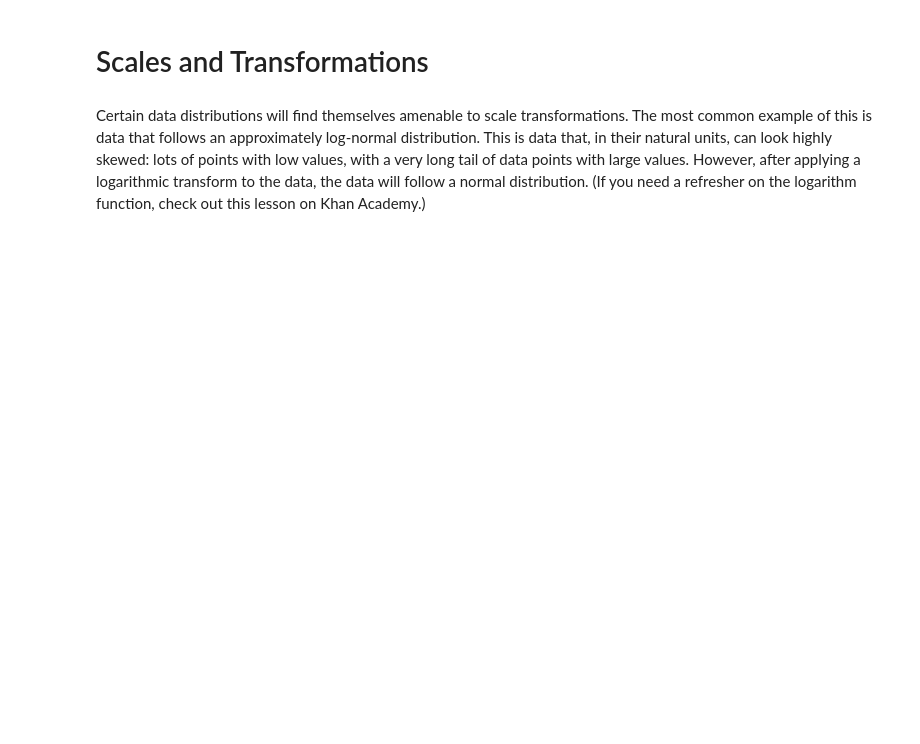
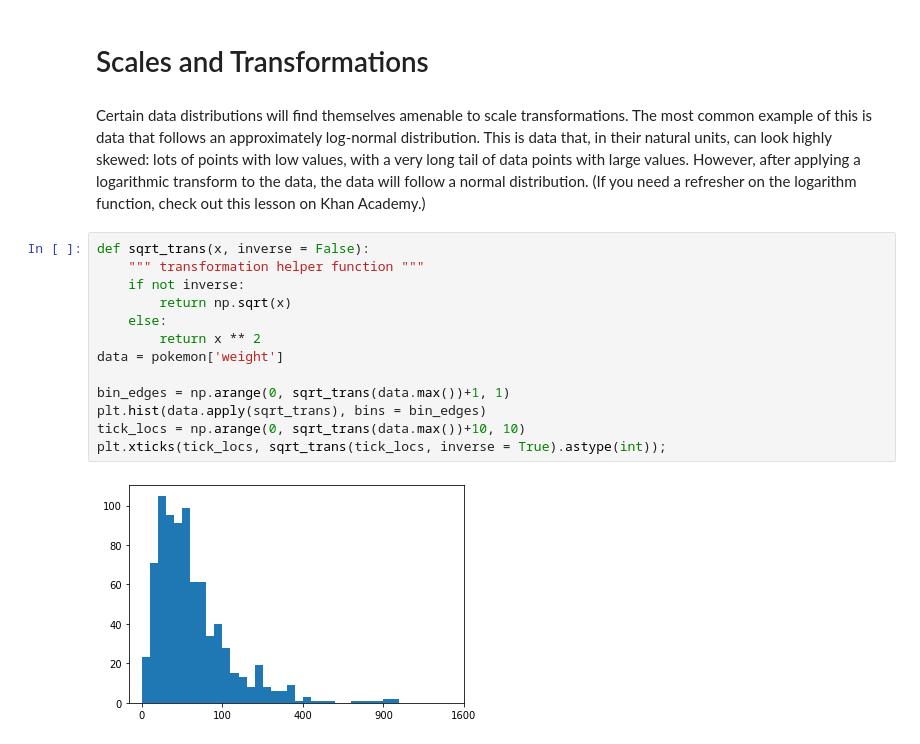
Before and after one commit to zhecho/AIPND, a Jupyter notebook: Notes/Matplotlib_Notes.ipynb, the cells around one changed output. Saved outputs shown, nothing was run; the diff lists cells and outputs as text; blank space fills up the shorter version.

```diff
--- a/Notes/Matplotlib_Notes.ipynb
+++ b/Notes/Matplotlib_Notes.ipynb
@@ -286,3 +328,18 @@ plt.xticks(ticks, labels);
 # %% [markdown]
 
 Certain data distributions will find themselves amenable to scale transformations. The most common example of this is data that follows an approximately log-normal distribution. This is data that, in their natural units, can look highly skewed: lots of points with low values, with a very long tail of data points with large values. However, after applying a logarithmic transform to the data, the data will follow a normal distribution. (If you need a refresher on the logarithm function, check out this lesson on Khan Academy.)
+# %%
+def sqrt_trans(x, inverse = False):
+    """ transformation helper function """
+    if not inverse:
+        return np.sqrt(x)
+    else:
+        return x ** 2
+data = pokemon['weight']
+
+bin_edges = np.arange(0, sqrt_trans(data.max())+1, 1)
+plt.hist(data.apply(sqrt_trans), bins = bin_edges)
+tick_locs = np.arange(0, sqrt_trans(data.max())+10, 10)
+plt.xticks(tick_locs, sqrt_trans(tick_locs, inverse = True).astype(int));
+# %% [output]
+[figure, added]
```
Also changed, not shown: parts of 43 cells of this notebook, 2 other files.
